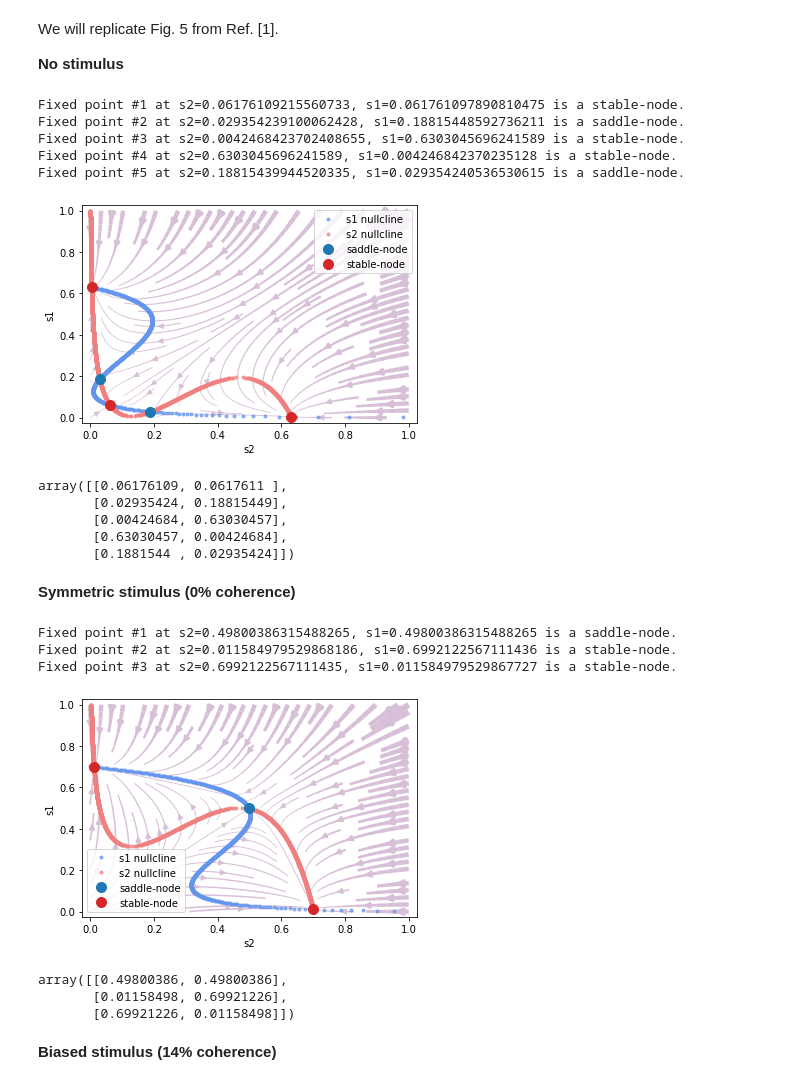
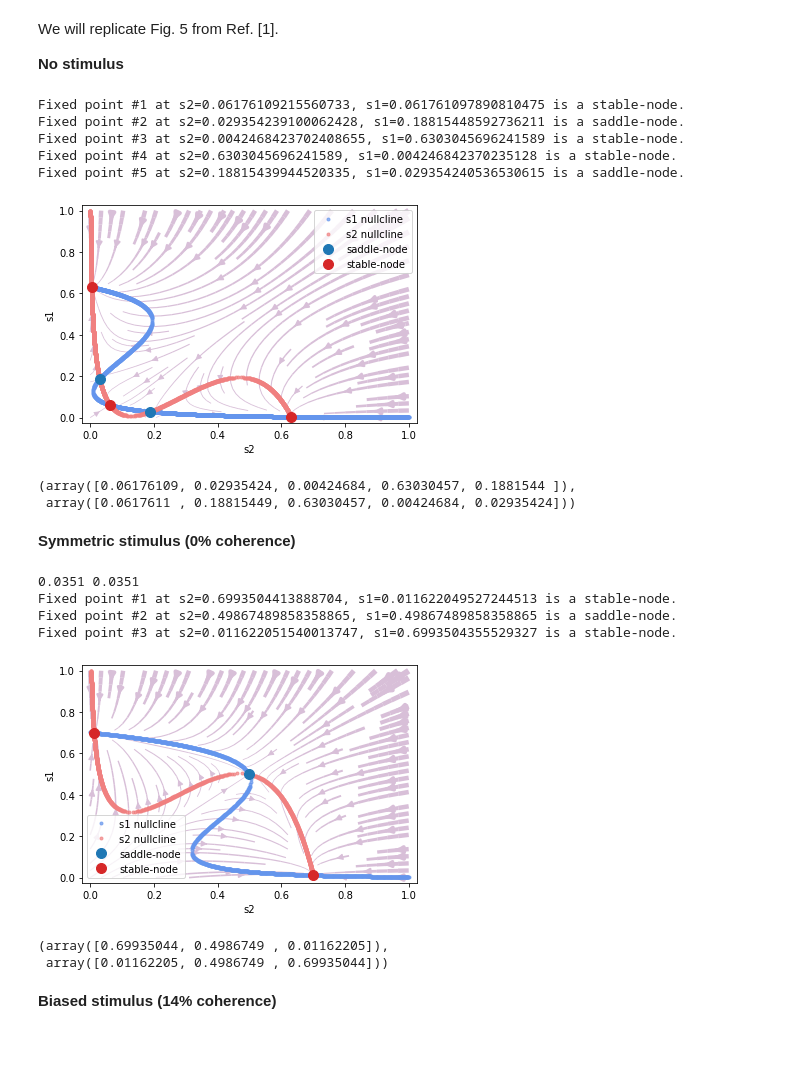
Before and after one commit to quanpeng0/BrainModels, a Jupyter notebook: docs/examples/from_papers/wong_wang_2006_decision.ipynb, the cells around one changed output. Saved outputs shown, nothing was run; the diff lists cells and outputs as text; code cells hidden in the pictures; blank space fills up the shorter version.

```diff
--- a/docs/examples/from_papers/wong_wang_2006_decision.ipynb
+++ b/docs/examples/from_papers/wong_wang_2006_decision.ipynb
@@ -86,54 +87,55 @@ We will replicate Fig. 5 from Ref. [1].
 # %%
 I1=0.
 I2=0.
 
-analyzer = bp.PhasePortraitAnalyzer(
+analyzer = bp.analysis.PhasePlane(
     model=decision_model(),
     target_vars=OrderedDict(s2=[0., 1.], s1=[0., 1.]),
     fixed_vars={'I1': I1, 'I2':I2},
-    options={'resolution': 0.001,
-            'escape_sympy_solver': True}
+    numerical_resolution=0.0005,
+    options={'escape_sympy_solver': True}
 )
 
 analyzer.plot_vector_field()
-analyzer.plot_nullcline()
+analyzer.plot_nullcline(numerical_setting={
+                        'int_s1':dict(coords='s1-s2'),
+                        'int_s2':dict(coords='s2-s1')})
 analyzer.plot_fixed_point(show=True)
 # %% [output]
 Fixed point #1 at s2=0.06176109215560733, s1=0.061761097890810475 is a stable-node.
 Fixed point #2 at s2=0.029354239100062428, s1=0.18815448592736211 is a saddle-node.
 Fixed point #3 at s2=0.0042468423702408655, s1=0.6303045696241589 is a stable-node.
 Fixed point #4 at s2=0.6303045696241589, s1=0.004246842370235128 is a stable-node.
 Fixed point #5 at s2=0.18815439944520335, s1=0.029354240536530615 is a saddle-node.
-[figure, old version]
+[figure, new version]
-array([[0.06176109, 0.0617611 ],
-       [0.02935424, 0.18815449],
-       [0.00424684, 0.63030457],
-       [0.63030457, 0.00424684],
-       [0.1881544 , 0.02935424]])
+(array([0.06176109, 0.02935424, 0.00424684, 0.63030457, 0.1881544 ]),
+ array([0.0617611 , 0.18815449, 0.63030457, 0.00424684, 0.02935424]))
 # %% [markdown]
 **Symmetric stimulus (0% coherence)**
 # %%
-I1=0.035
-I2=0.035
+I1, I2 = get_stimulus(coh=0.)
+print(I1, I2)
 
-analyzer = bp.PhasePortraitAnalyzer(
+analyzer = bp.analysis.PhasePlane(
     model=decision_model(),
     target_vars=OrderedDict(s2=[0., 1.], s1=[0., 1.]),
     fixed_vars={'I1': I1, 'I2':I2},
-    options={'resolution': 0.001,
-            'escape_sympy_solver': True}
+    numerical_resolution=0.001,
+    options={'escape_sympy_solver': True}
 )
 
 analyzer.plot_vector_field()
-analyzer.plot_nullcline()
+analyzer.plot_nullcline(numerical_setting={
+                        'int_s1':dict(coords='s1-s2'),
+                        'int_s2':dict(coords='s2-s1')})
 analyzer.plot_fixed_point(show=True)
 # %% [output]
-Fixed point #1 at s2=0.49800386315488265, s1=0.49800386315488265 is a saddle-node.
-Fixed point #2 at s2=0.011584979529868186, s1=0.6992122567111436 is a stable-node.
-Fixed point #3 at s2=0.6992122567111435, s1=0.011584979529867727 is a stable-node.
+0.0351 0.0351
+Fixed point #1 at s2=0.6993504413888704, s1=0.011622049527244513 is a stable-node.
+Fixed point #2 at s2=0.49867489858358865, s1=0.49867489858358865 is a saddle-node.
+Fixed point #3 at s2=0.011622051540013747, s1=0.6993504355529327 is a stable-node.
-[figure, old version]
+[figure, new version]
-array([[0.49800386, 0.49800386],
-       [0.01158498, 0.69921226],
-       [0.69921226, 0.01158498]])
+(array([0.69935044, 0.4986749 , 0.01162205]),
+ array([0.01162205, 0.4986749 , 0.69935044]))
 # %% [markdown]
 **Biased stimulus (14% coherence)**
```
Also changed, not shown: parts of 6 cells of this notebook, 1 other file.
